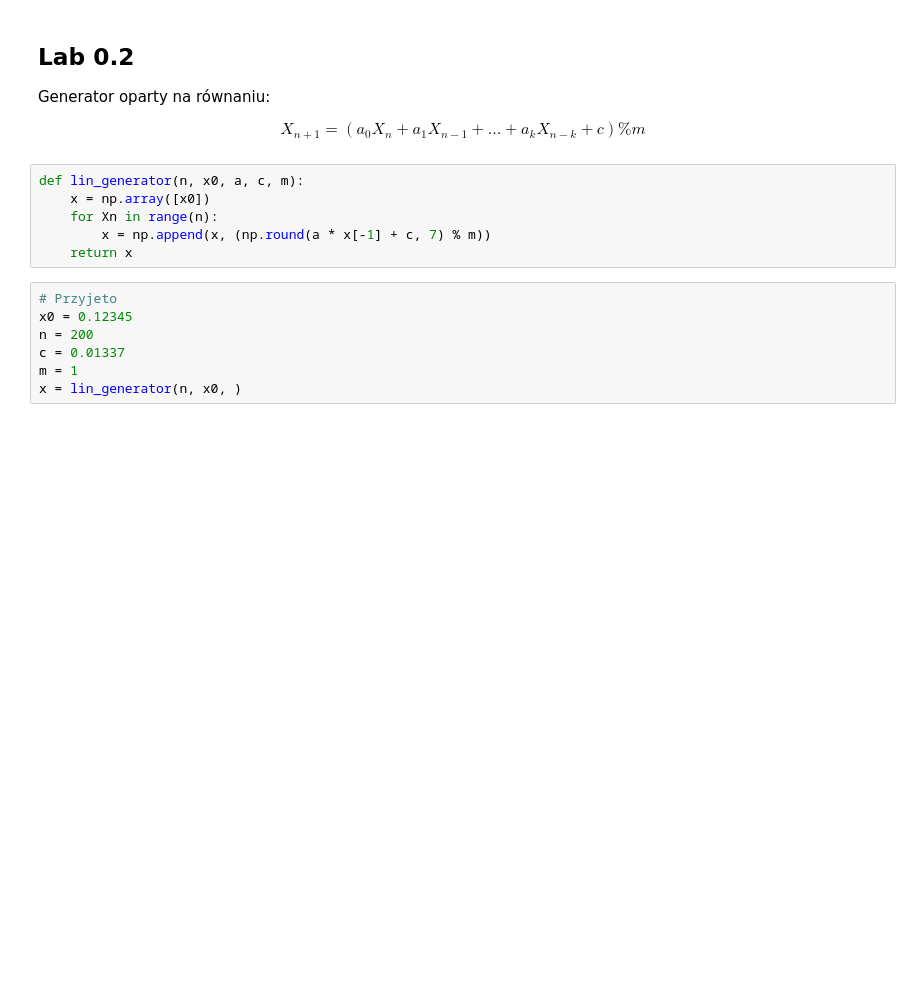
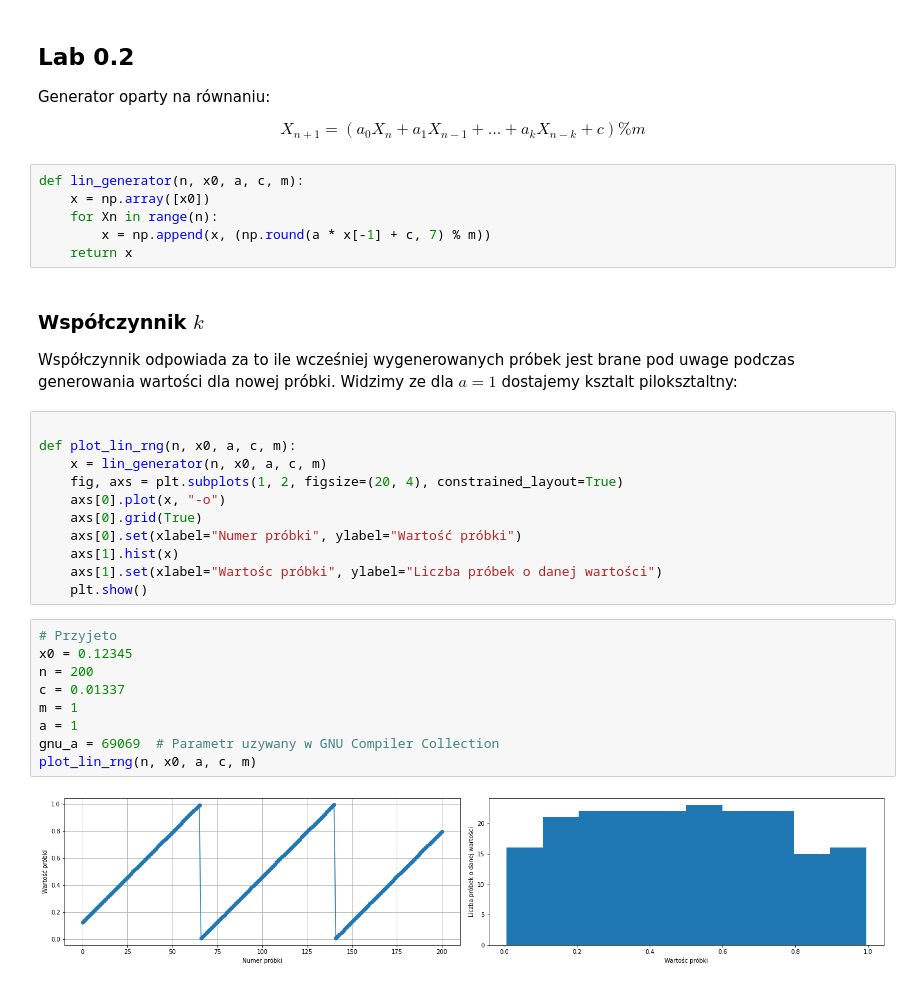
Before and after one commit to John15321/iims, a Jupyter notebook: lab0.ipynb, the cells around one changed output. Saved outputs shown, nothing was run; the diff lists cells and outputs as text; blank space fills up the shorter version.

```diff
--- a/lab0.ipynb
+++ b/lab0.ipynb
@@ -100,10 +100,29 @@ def lin_generator(n, x0, a, c, m):
     for Xn in range(n):
         x = np.append(x, (np.round(a * x[-1] + c, 7) % m))
     return x
+# %% [markdown]
+### Współczynnik $k$
+Współczynnik odpowiada za to ile wcześniej wygenerowanych próbek jest brane pod uwage podczas generowania wartości dla nowej próbki.
+Widzimy ze dla $a=1$  dostajemy ksztalt piloksztaltny:
+# %%
+
+def plot_lin_rng(n, x0, a, c, m):
+    x = lin_generator(n, x0, a, c, m)
+    fig, axs = plt.subplots(1, 2, figsize=(20, 4), constrained_layout=True)
+    axs[0].plot(x, "-o")
+    axs[0].grid(True)
+    axs[0].set(xlabel="Numer próbki", ylabel="Wartość próbki")
+    axs[1].hist(x)
+    axs[1].set(xlabel="Wartośc próbki", ylabel="Liczba próbek o danej wartości")
+    plt.show()
 # %%
 # Przyjeto
 x0 = 0.12345
 n = 200
 c = 0.01337
 m = 1
-x = lin_generator(n, x0, )
+a = 1
+gnu_a = 69069  # Parametr uzywany w GNU Compiler Collection
+plot_lin_rng(n, x0, a, c, m)
+# %% [output]
+[figure, added]
```
Also changed, not shown: parts of 7 cells of this notebook.
